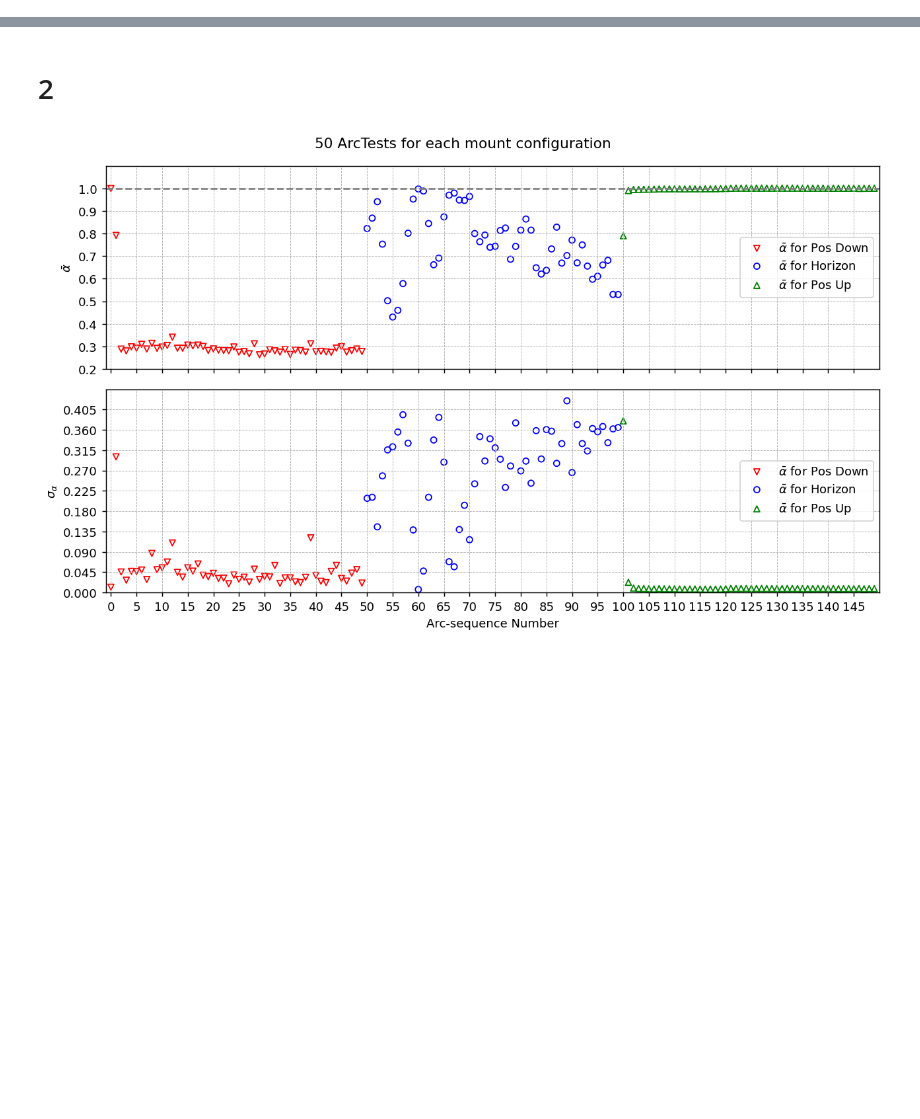
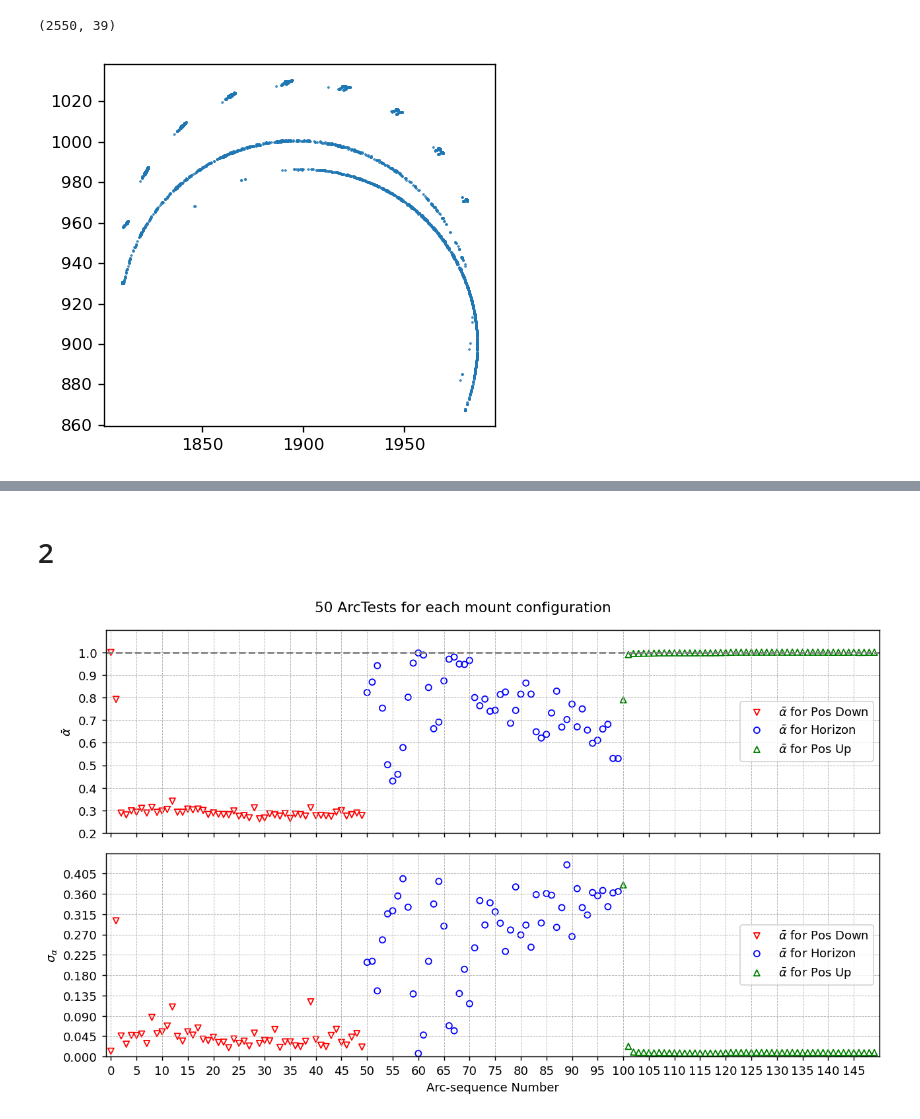
Before and after one commit to SSantosLab/DESI-QA, a Jupyter notebook: calib/Felipe_linear_alpha.ipynb, the cells around one changed output, grey strips where cells are left out. Cells and saved outputs as stored; diff of their text form; code cells hidden in the pictures; blank space fills up the shorter version.

```diff
--- a/calib/Felipe_linear_alpha.ipynb
+++ b/calib/Felipe_linear_alpha.ipynb
@@ -37,3 +37,12 @@ rl.get_timecol(fiddb)
 
 testStart = np.datetime64('2023-06-27 10:40:00')
 testFinish = testStart + np.timedelta64(1,"h")
+
+df.shape
+# %% [output]
+(2550, 39)
+# %%
+plt.plot(df.xpix, df.ypix, '.', ms=1)[0]
+plt.gca().set_aspect('equal')
+# %% [output]
+[figure, added]
```
Also changed, not shown: parts of 4 cells of this notebook.
